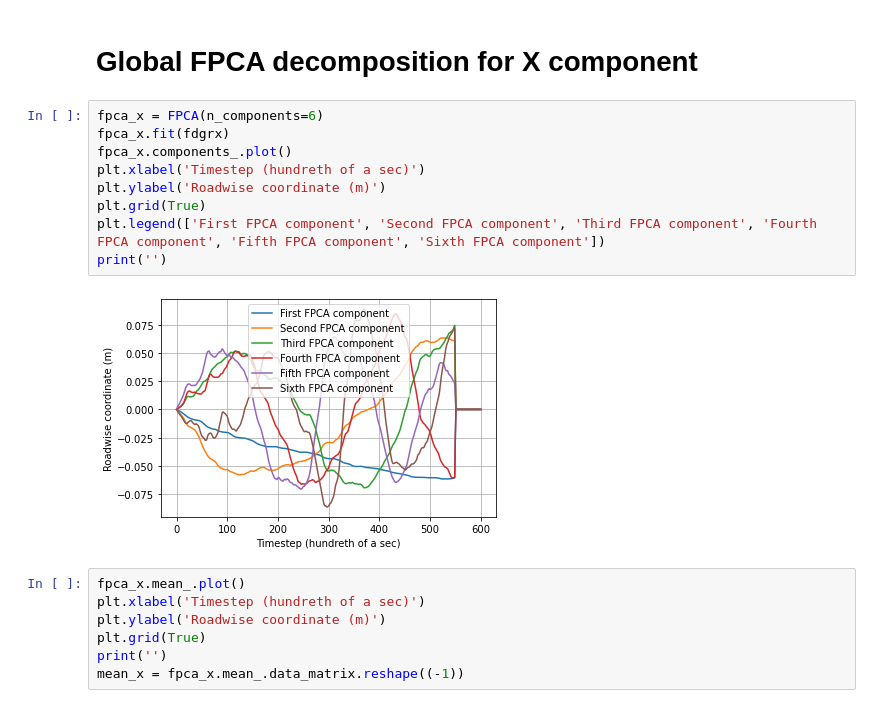
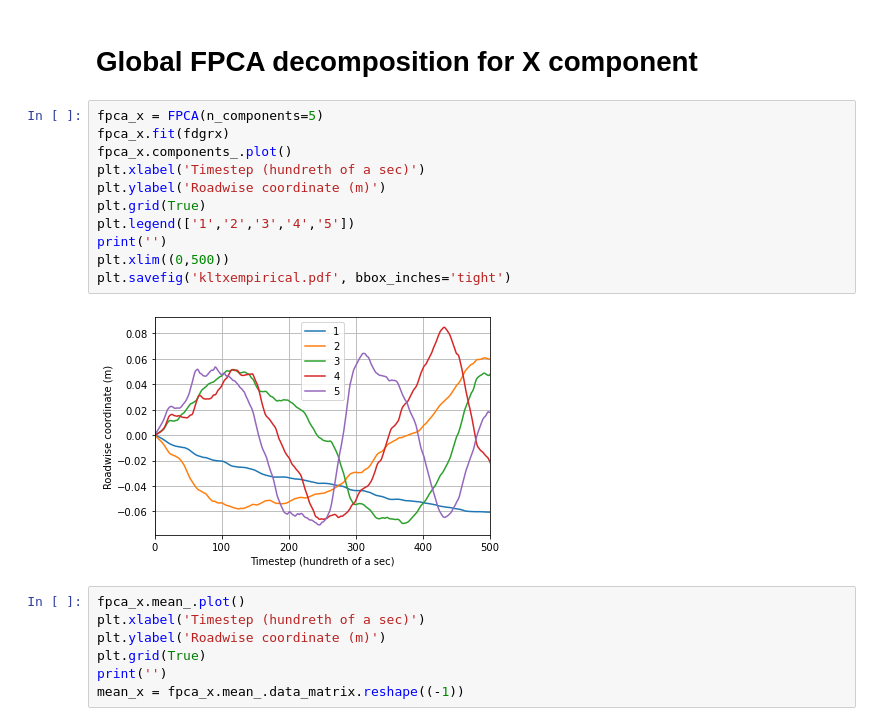
Before and after one commit to thinhhoang95/anomaly-detection-ngsim2, a Jupyter notebook: pwms_spherical/2_should_cov_infty.ipynb, the cells around one changed output. Saved outputs shown, nothing was run; the diff lists cells and outputs as text.

```diff
--- a/pwms_spherical/2_should_cov_infty.ipynb
+++ b/pwms_spherical/2_should_cov_infty.ipynb
@@ -85,16 +85,18 @@ print(fpca_y.explained_variance_ratio_)
 # %% [markdown]
 # Global FPCA decomposition for X component
 # %%
-fpca_x = FPCA(n_components=6)
+fpca_x = FPCA(n_components=5)
 fpca_x.fit(fdgrx)
 fpca_x.components_.plot()
 plt.xlabel('Timestep (hundreth of a sec)')
 plt.ylabel('Roadwise coordinate (m)')
 plt.grid(True)
-plt.legend(['First FPCA component', 'Second FPCA component', 'Third FPCA component', 'Fourth FPCA component', 'Fifth FPCA component', 'Sixth FPCA component'])
+plt.legend(['1','2','3','4','5'])
 print('')
+plt.xlim((0,500))
+plt.savefig('kltxempirical.pdf', bbox_inches='tight')
 # %% [output]
-[figure, old version]
+[figure, new version]
 # %%
 fpca_x.mean_.plot()
 plt.xlabel('Timestep (hundreth of a sec)')
```
Also changed, not shown: parts of 23 cells of this notebook, 45 other files.
